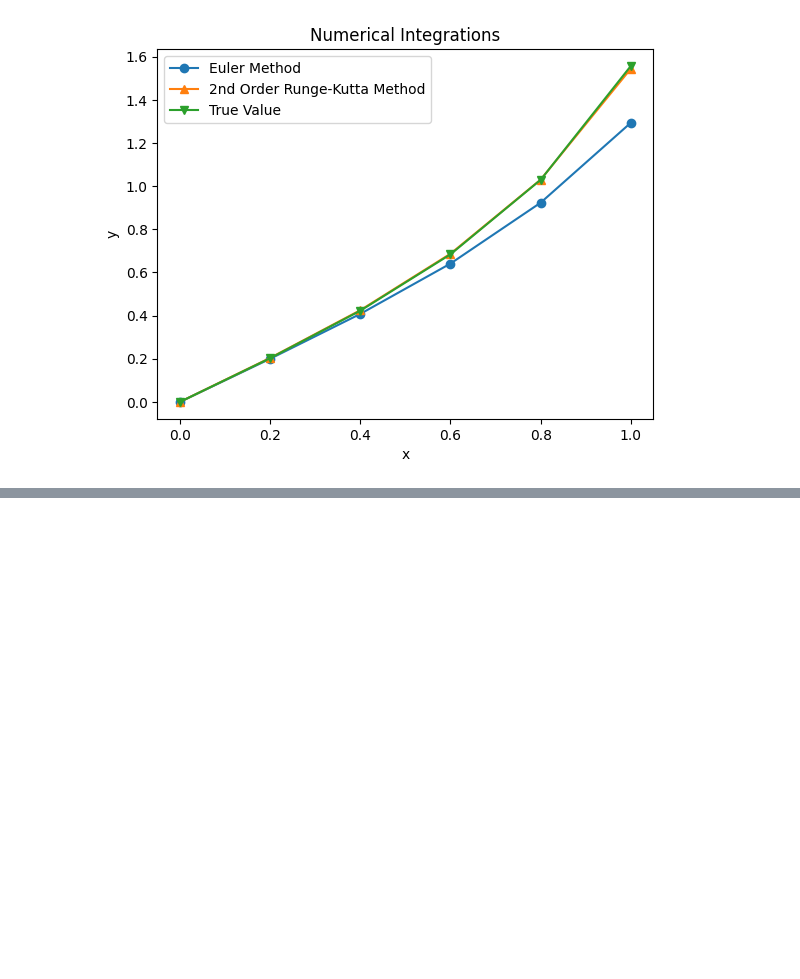
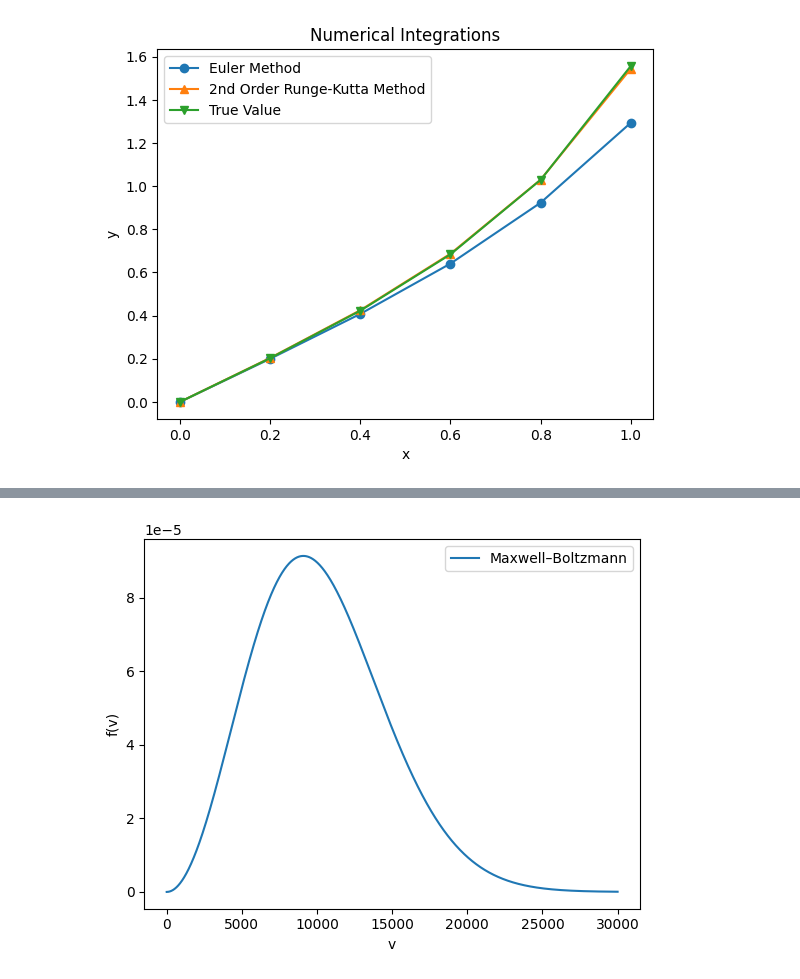
Before and after one commit to julia-brouwer1/Comp_HW_3, a Jupyter notebook: HW_3.ipynb, the cells around one changed output, grey strips where cells are left out. Cells and saved outputs as stored; diff of their text form; code cells hidden in the pictures; blank space fills up the shorter version.

```diff
--- a/HW_3.ipynb
+++ b/HW_3.ipynb
@@ -158,0 +168,17 @@ xi       yi              true            error
+# %%
+#Maxwell-Boltzmann Stuff
+
+def MB_function (T, k, m, v):
+    f = (m / (2 * np.pi * k * T))**(3/2) * 4 * math.pi * v**2 * np.exp(- m * v**2/(2 * k * T))
+    return f
+v_values = np.linspace(0, 30000, 2000)
+y_values = MB_function (10000, 1.380649 * 10 ** -23, 3.34 * 10 ** -27, v_values)
+# %%
+plt.figure()
+plt.plot(v_values, y_values, label="Maxwell–Boltzmann")
+plt.xlabel("v")
+plt.ylabel("f(v)")
+plt.legend()
+plt.show()
+# %% [output]
+[figure, added]
```
Also changed, not shown: parts of 12 cells of this notebook.
